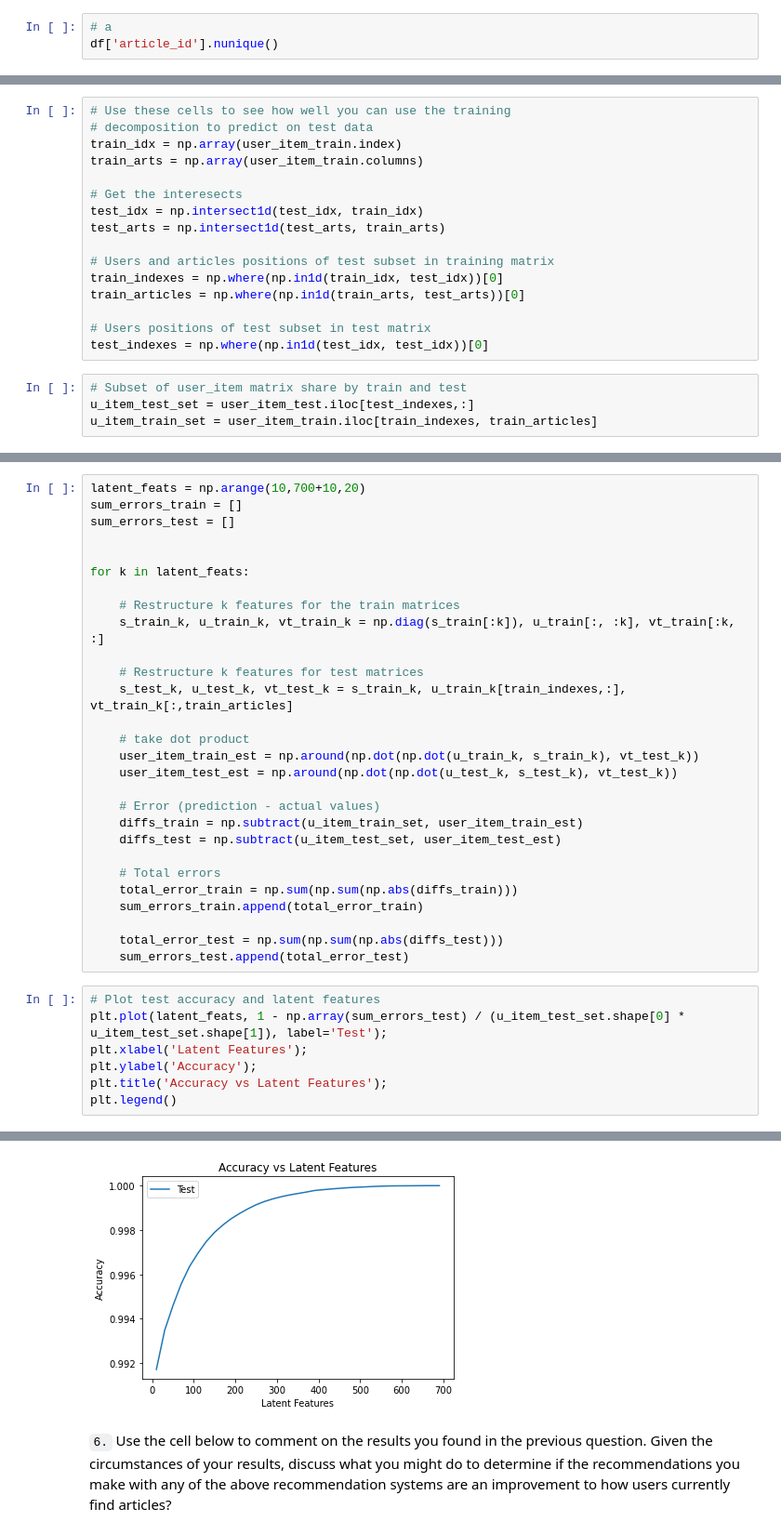
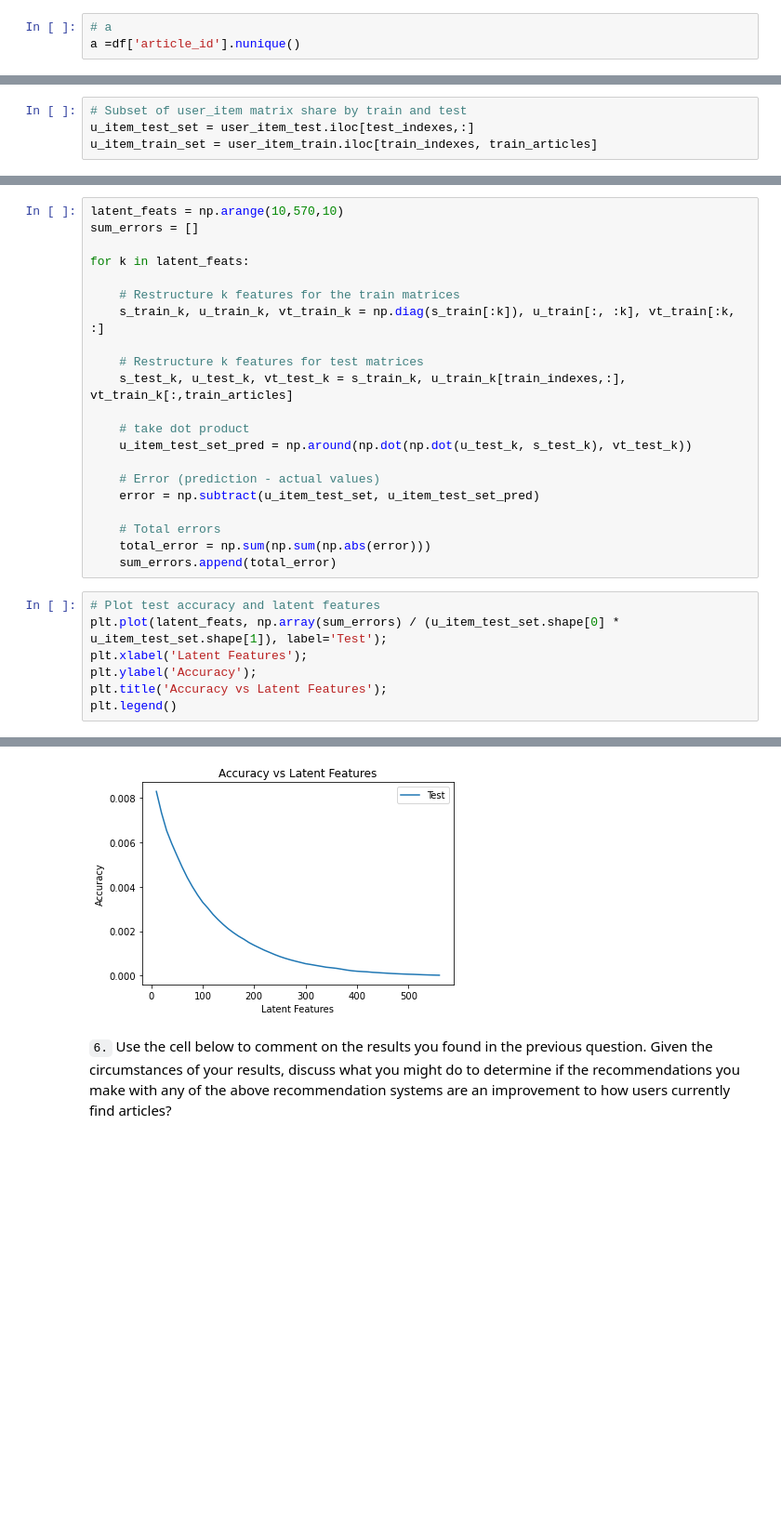
Before and after one commit to DanielIBK/Recommendation_Engine, a Jupyter notebook: Recommendations_with_IBM.ipynb, the cells around one changed output, grey strips where cells are left out. Shown: that part at 93% size. Cells and saved outputs as stored; diff of their text form; blank space fills up the shorter version.

```diff
--- a/Recommendations_with_IBM.ipynb
+++ b/Recommendations_with_IBM.ipynb
@@ -112,4 +112,4 @@ df_content.duplicated().sum()
 **d.** The number of user-article interactions in the dataset.
 # %%
 # a
-df['article_id'].nunique()
+a =df['article_id'].nunique()
@@ -925,22 +935,6 @@ Use the cells below to explore how well SVD works towards making predictions for
 # %%
 # fit SVD on the user_item_train matrix
 u_train, s_train, vt_train = np.linalg.svd(user_item_train) # fit svd similar to above then use the cells below
-# %%
-# Use these cells to see how well you can use the training
-# decomposition to predict on test data
-train_idx = np.array(user_item_train.index)
-train_arts = np.array(user_item_train.columns)
-
-# Get the interesects
-test_idx = np.intersect1d(test_idx, train_idx)
-test_arts = np.intersect1d(test_arts, train_arts)
-
-# Users and articles positions of test subset in training matrix
-train_indexes = np.where(np.in1d(train_idx, test_idx))[0]
-train_articles = np.where(np.in1d(train_arts, test_arts))[0]
-
-# Users positions of test subset in test matrix
-test_indexes = np.where(np.in1d(test_idx, test_idx))[0]
 # %%
 # Subset of user_item matrix share by train and test
 u_item_test_set = user_item_test.iloc[test_indexes,:]
@@ -948,8 +946,6 @@ u_item_train_set = user_item_train.iloc[train_indexes, train_articles]
 # %%
-latent_feats = np.arange(10,700+10,20)
-sum_errors_train = []
-sum_errors_test = []
-
+latent_feats = np.arange(10,570,10)
+sum_errors = []
 
 for k in latent_feats:
 
@@ -960,29 +956,24 @@ for k in latent_feats:
     s_test_k, u_test_k, vt_test_k = s_train_k, u_train_k[train_indexes,:], vt_train_k[:,train_articles]
 
     # take dot product
-    user_item_train_est = np.around(np.dot(np.dot(u_train_k, s_train_k), vt_test_k))
-    user_item_test_est = np.around(np.dot(np.dot(u_test_k, s_test_k), vt_test_k))
+    u_item_test_set_pred = np.around(np.dot(np.dot(u_test_k, s_test_k), vt_test_k))
 
     # Error (prediction - actual values)
-    diffs_train = np.subtract(u_item_train_set, user_item_train_est)
-    diffs_test = np.subtract(u_item_test_set, user_item_test_est)
+    error = np.subtract(u_item_test_set, u_item_test_set_pred)
 
     # Total errors
-    total_error_train = np.sum(np.sum(np.abs(diffs_train)))
-    sum_errors_train.append(total_error_train)
-
-    total_error_test = np.sum(np.sum(np.abs(diffs_test)))
-    sum_errors_test.append(total_error_test)
+    total_error = np.sum(np.sum(np.abs(error)))
+    sum_errors.append(total_error)
 # %%
 # Plot test accuracy and latent features
-plt.plot(latent_feats, 1 - np.array(sum_errors_test) / (u_item_test_set.shape[0] * u_item_test_set.shape[1]), label='Test');
+plt.plot(latent_feats, np.array(sum_errors) / (u_item_test_set.shape[0] * u_item_test_set.shape[1]), label='Test');
 plt.xlabel('Latent Features');
 plt.ylabel('Accuracy');
 plt.title('Accuracy vs Latent Features');
 plt.legend()
 # %% [output]
 <matplotlib.legend.Legend at 0x...>
-[figure, old version]
+[figure, new version]
 # %% [markdown]
 `6.` Use the cell below to comment on the results you found in the previous question. Given the circumstances of your results, discuss what you might do to determine if the recommendations you make with any of the above recommendation systems are an improvement to how users currently find articles?
 # %% [markdown]
```
Also changed, not shown: parts of 13 cells of this notebook, 1 other file.
